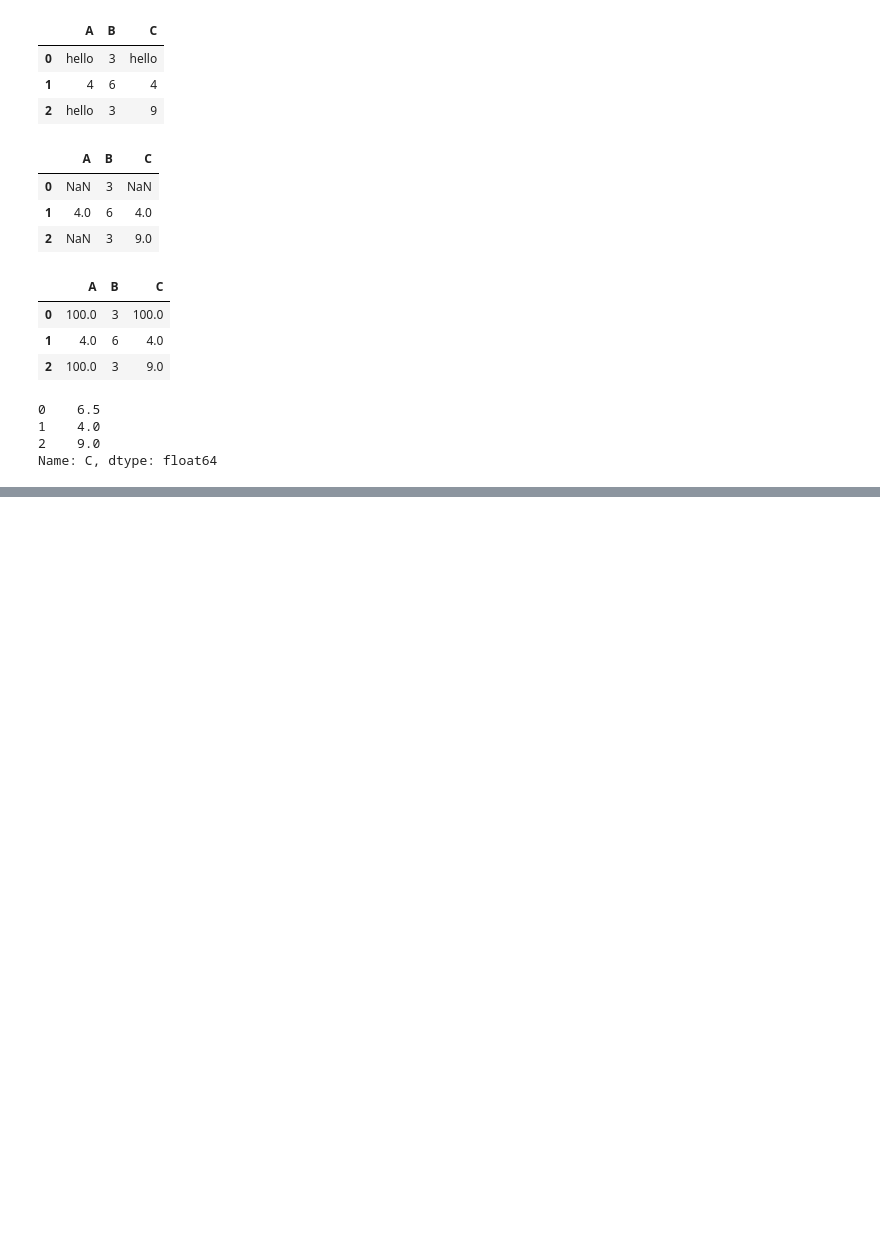
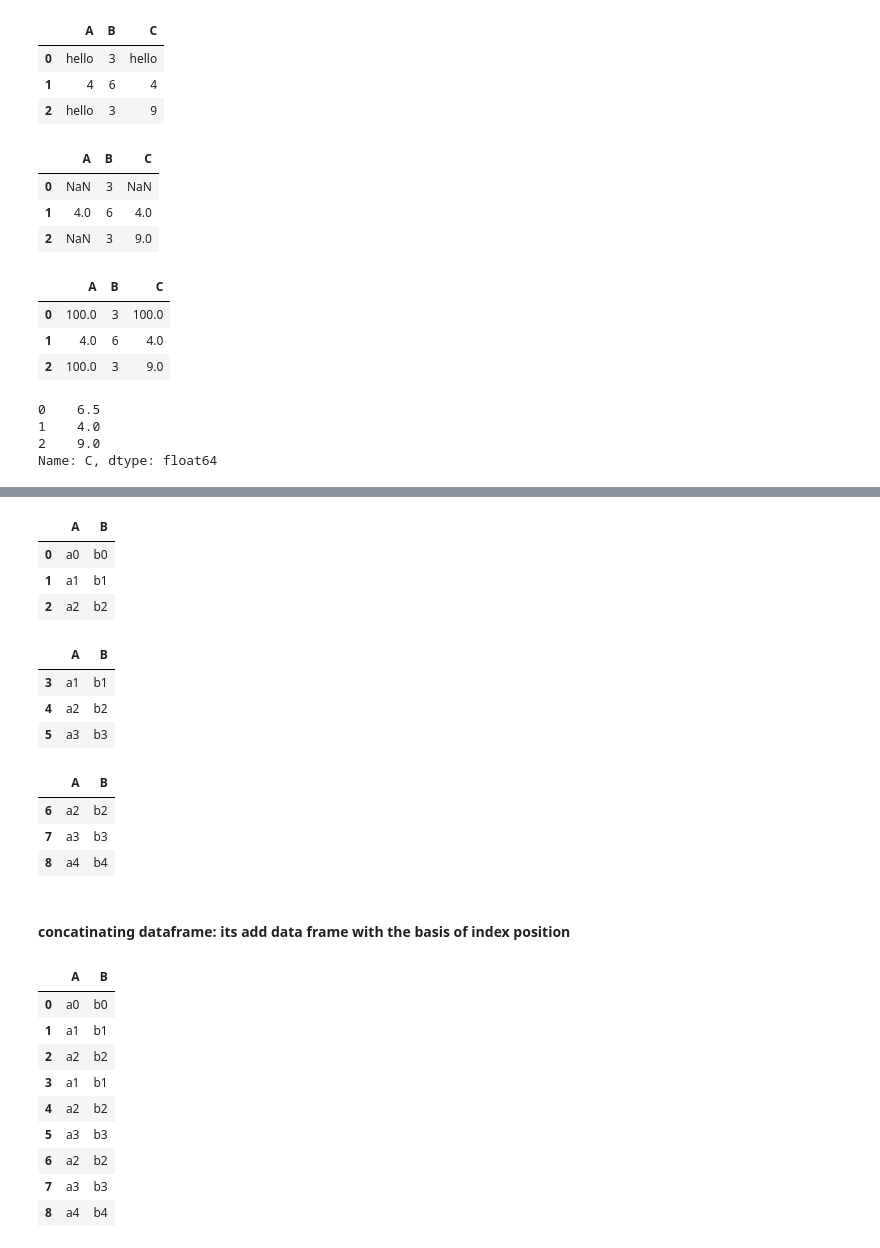
Before and after one commit to SwarupKarmokar/machine_learning_swarup, a Jupyter notebook: Panda_library/Pandas_basics.ipynb, the cells around one changed output, grey strips where cells are left out. Cells and saved outputs as stored; diff of their text form; code cells hidden in the pictures; blank space fills up the shorter version.

```diff
--- a/Panda_library/Pandas_basics.ipynb
+++ b/Panda_library/Pandas_basics.ipynb
@@ -501,0 +591,39 @@ Name: C, dtype: float64
+# %%
+df1 = pd.DataFrame(data1,index = [0,1,2])
+df1
+# %% [output]
+|  | A | B |
+| 0 | a0 | b0 |
+| 1 | a1 | b1 |
+| 2 | a2 | b2 |
+# %%
+df2 = pd.DataFrame(data2, index = [3,4,5])
+df2
+# %% [output]
+|  | A | B |
+| 3 | a1 | b1 |
+| 4 | a2 | b2 |
+| 5 | a3 | b3 |
+# %%
+df3 = pd.DataFrame(data3, index = [6,7,8])
+df3
+# %% [output]
+|  | A | B |
+| 6 | a2 | b2 |
+| 7 | a3 | b3 |
+| 8 | a4 | b4 |
+# %% [markdown]
+#### concatinating dataframe: its add data frame with the basis of index position
+# %%
+pd.concat([df1,df2,df3])
+# %% [output]
+|  | A | B |
+| 0 | a0 | b0 |
+| 1 | a1 | b1 |
+| 2 | a2 | b2 |
+| 3 | a1 | b1 |
+| 4 | a2 | b2 |
+| 5 | a3 | b3 |
+| 6 | a2 | b2 |
+| 7 | a3 | b3 |
+| 8 | a4 | b4 |
```
Also changed, not shown: parts of 29 cells of this notebook.
